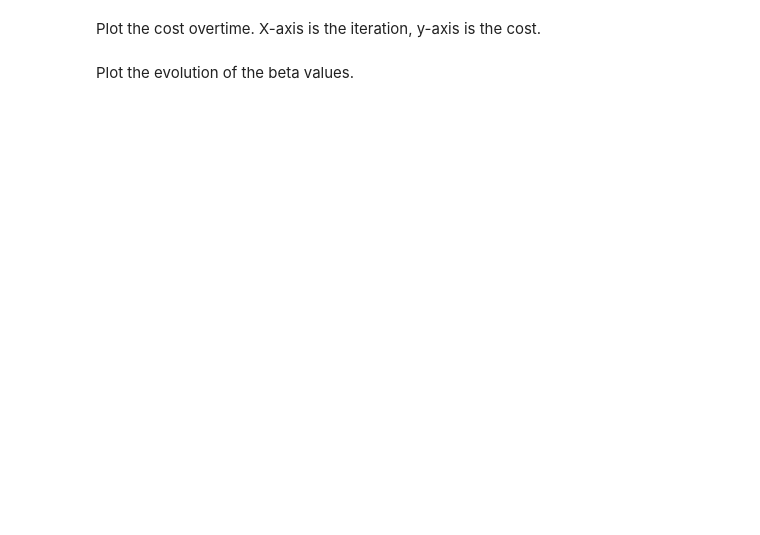
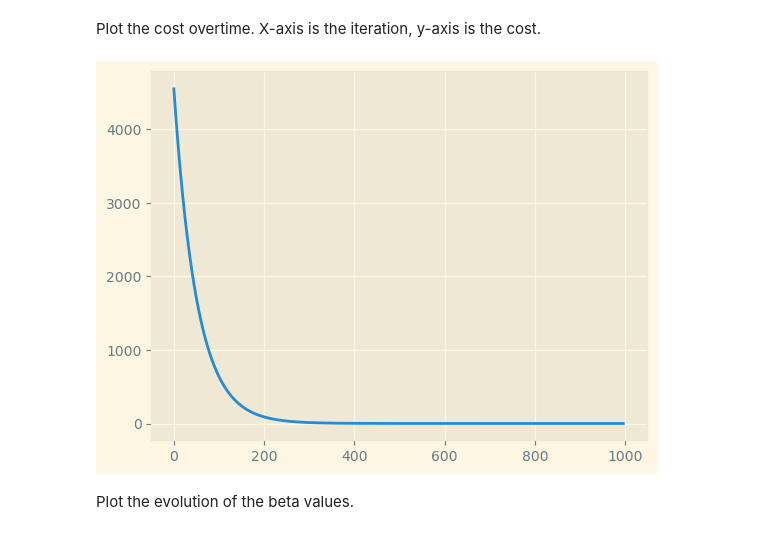
Before and after one commit to victoralexandermoreno/QSS45, a Jupyter notebook: Unit_3-Gradient Descent_Blank.ipynb, the cells around one changed output. Cells and saved outputs as stored; diff of their text form; code cells hidden in the pictures; blank space fills up the shorter version.

```diff
--- a/Unit_3-Gradient Descent_Blank.ipynb
+++ b/Unit_3-Gradient Descent_Blank.ipynb
@@ -35,9 +90,29 @@ Also, create an empty list that saves the cost each iteration, and two other lis
 # %%
 # Gradient Descent Function
 def gradient_descent(x, y, learning_rate, iterations):
-    # your code here
+    cost_history = []
+    b0_hist = []
+    b1_hist = []
 
-    return b0, b1, cost_history
+    b0 = np.random.randint(0,100)
+    b1 = np.random.randint(0,100)
+
+    for i in range(iterations):
+        y_pred = b1 * x + b0
+
+        b0 = b0 - learning_rate * np.sum(y_pred - y) / len(y)
+        b0_hist.append(b0)
+
+        b1 = b1 - learning_rate * np.sum((y_pred - y) * x) / len(y)
+        b1_hist.append(b1)
+
+        cost_ = cost(x, y, b0, b1)
+        cost_history.append(cost_)
+
+        if i % 100 == 0:
+            print(cost_)
+
+    return b0_hist, b1_hist, cost_history
 
 # Run Gradient Descent
-final_b0, final_b1, cost_history = gradient_descent(X, y,learning_rate, iterations)
+b0_hist, b1_hist, cost_history = gradient_descent(x, y, learning_rate, iterations)
@@ -46,4 +144,11 @@ Plot a scatter plot of the x and y, then your regression line. You should use pl
 # %% [markdown]
 Plot the cost overtime. X-axis is the iteration, y-axis is the cost.
+# %%
+ind = [i for i,v in enumerate(cost_history)]
+plt.plot(ind, cost_history)
+plt.style.use('Solarize_Light2')
+plt.show()
+# %% [output]
+[figure, added]
 # %% [markdown]
 Plot the evolution of the beta values.
```
Also changed, not shown: parts of 11 cells of this notebook, 1 other file.
